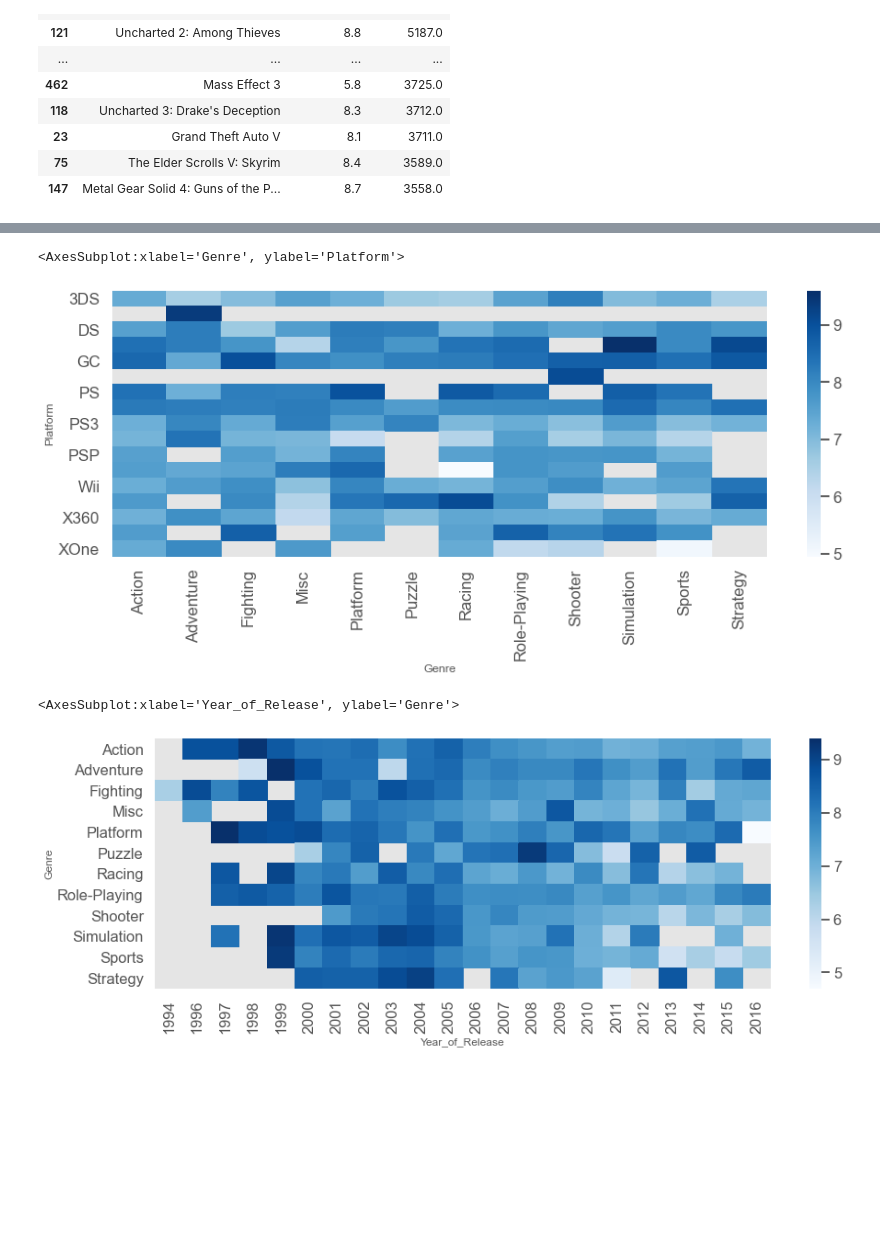
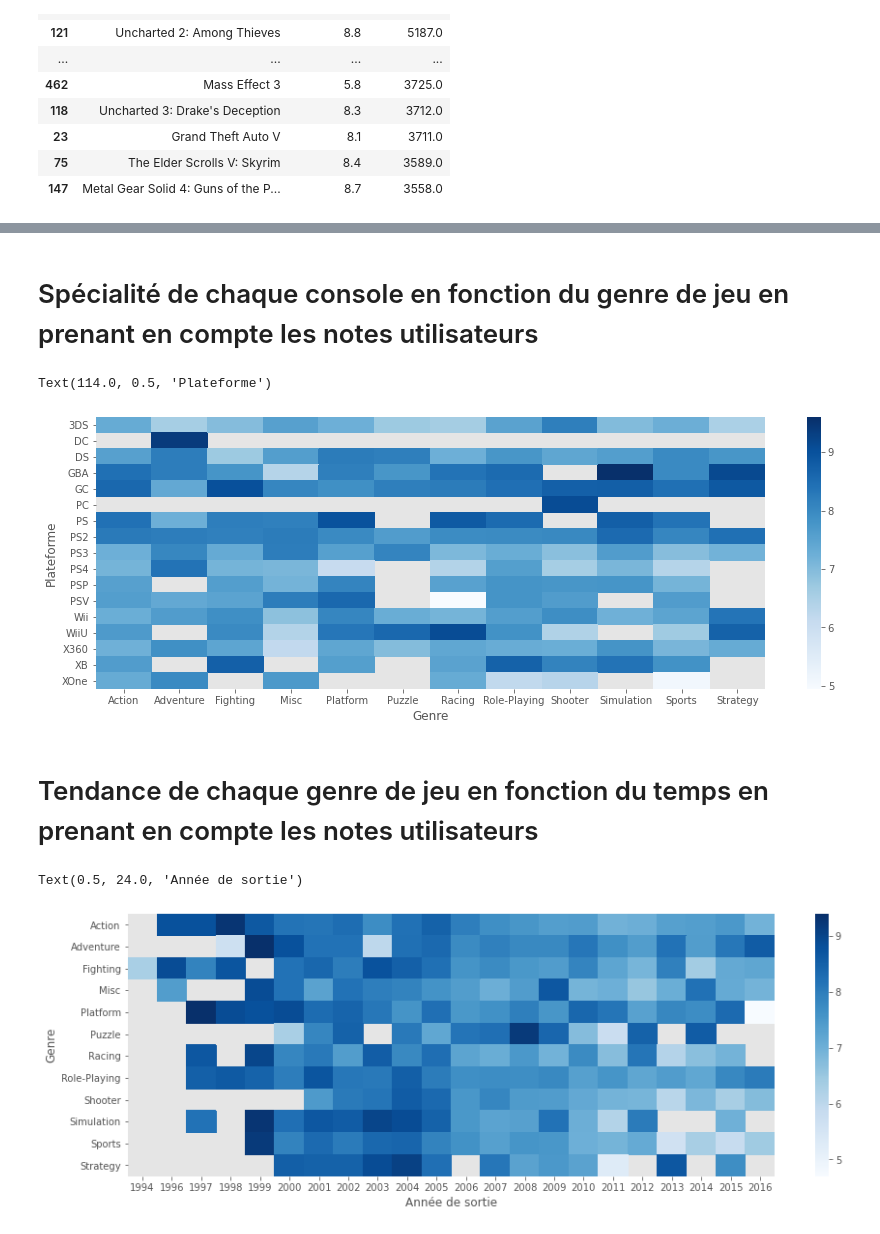
Before and after one commit to Jnamor/video_games, a Jupyter notebook: Data Visualisation.ipynb, the cells around one changed output, grey strips where cells are left out. Saved outputs shown, nothing was run; the diff lists cells and outputs as text; code cells hidden in the pictures; blank space fills up the shorter version.

```diff
--- a/Data Visualisation.ipynb
+++ b/Data Visualisation.ipynb
@@ -192,15 +209,21 @@ Text(-263.325, 0.5, 'Jeux')
 # sns.catplot(x = "User_Score", y = "Name", data = data_5, kind = 'bar', height = 10, aspect = 2)
 # plt.xlabel("Score utilisateur")
 # plt.ylabel("Jeux")
+# %% [markdown]
+# Spécialité de chaque console en fonction du genre de jeu en prenant en compte les notes utilisateurs
 # %%
 data_6 = df.pivot_table(values='User_Score',index='Platform',columns='Genre')
 sns.heatmap(data_6, cmap='Blues')
+plt.ylabel("Plateforme")
 # %% [output]
-<AxesSubplot:xlabel='Genre', ylabel='Platform'>
+Text(114.0, 0.5, 'Plateforme')
-[figure, old version]
+[figure, new version]
+# %% [markdown]
+# Tendance de chaque genre de jeu en fonction du temps en prenant en compte les notes utilisateurs
 # %%
 data_7 = df.pivot_table(values='User_Score',index='Genre',columns='Year_of_Release')
 sns.heatmap(data_7, cmap='Blues')
+plt.xlabel("Année de sortie")
 # %% [output]
-<AxesSubplot:xlabel='Year_of_Release', ylabel='Genre'>
+Text(0.5, 24.0, 'Année de sortie')
-[figure, old version]
+[figure, new version]
```
Also changed, not shown: parts of 16 cells of this notebook.
